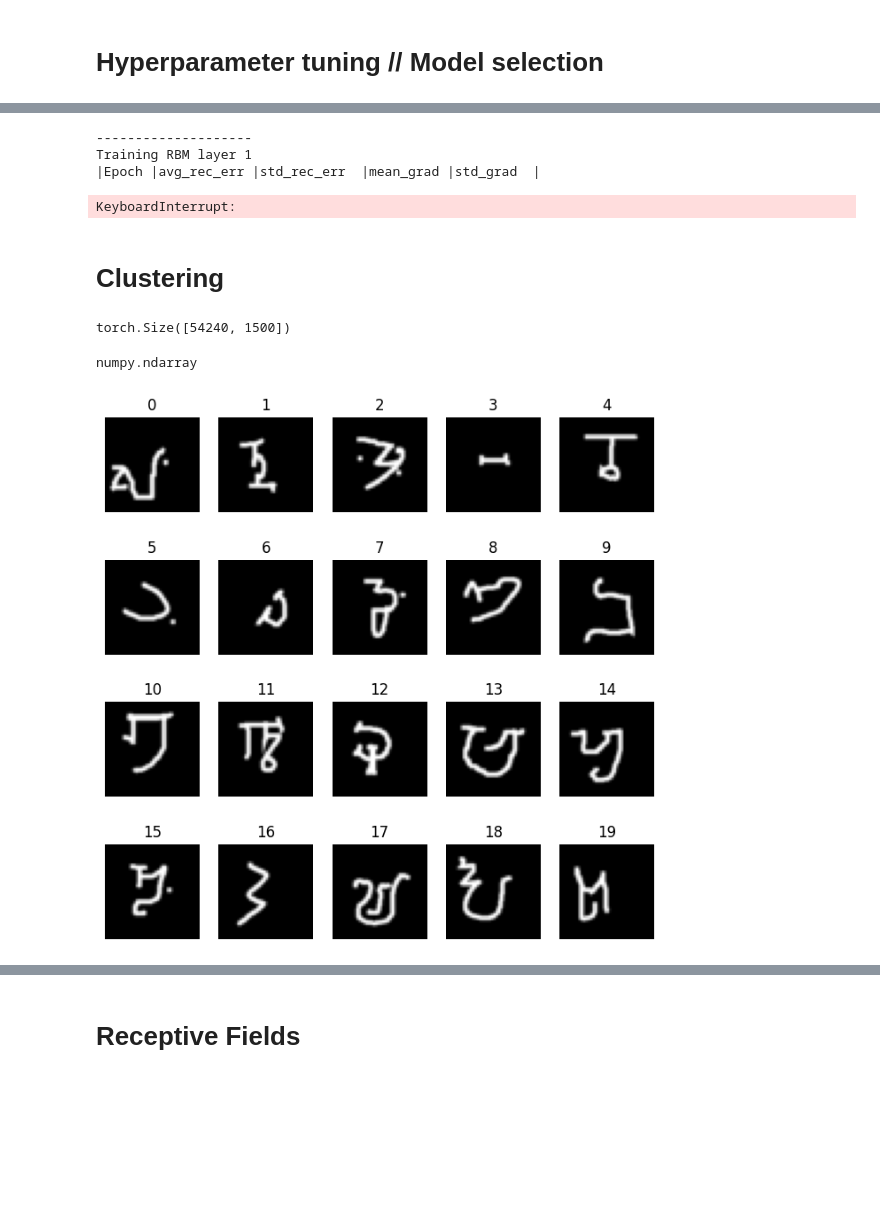
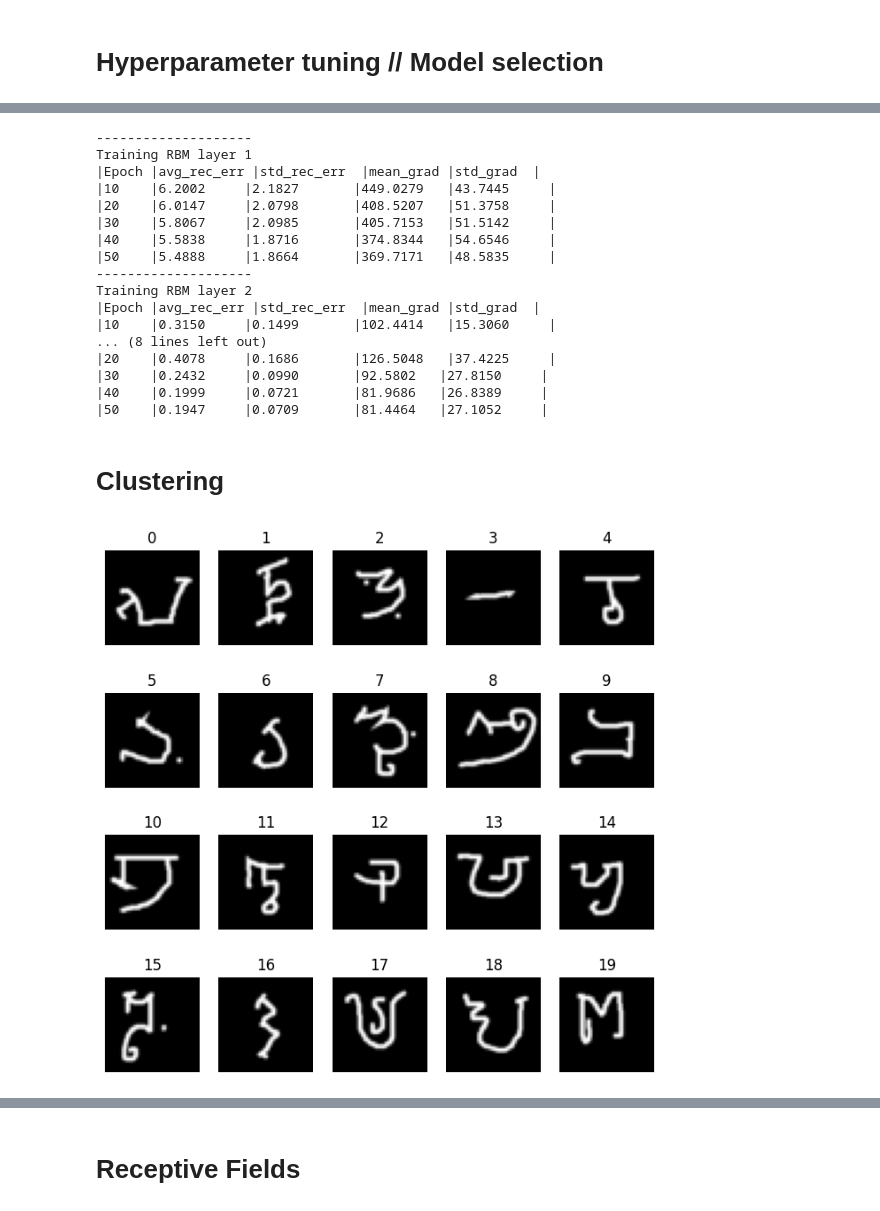
Before and after one commit to RoGellert/image_recognition, a Jupyter notebook: image_recognition_models.ipynb, the cells around one changed output, grey strips where cells are left out. Drawn from its saved outputs; the diff is of its cells as text; code cells hidden in the pictures; blank space fills up the shorter version.

```diff
--- a/image_recognition_models.ipynb
+++ b/image_recognition_models.ipynb
@@ -465,9 +468,9 @@ Training RBM layer 2
 # %%
-num_epochs = 60
-batch_size = 150
+num_epochs = 50
+batch_size = 200
 
 dbn_omni = DBN(visible_units=40 * 40,
-               hidden_units=[3000, 3500, 4000, 5000],
+               hidden_units=[800, 1000, 1200],
                k=1,
                learning_rate=0.1,
                learning_rate_decay=False,
@@ -488,7 +491,20 @@ dbn_omni.train_static(
 --------------------
 Training RBM layer 1
 |Epoch |avg_rec_err |std_rec_err  |mean_grad |std_grad  |
+|10    |6.2002     |2.1827       |449.0279   |43.7445     |
+|20    |6.0147     |2.0798       |408.5207   |51.3758     |
+|30    |5.8067     |2.0985       |405.7153   |51.5142     |
+|40    |5.5838     |1.8716       |374.8344   |54.6546     |
+|50    |5.4888     |1.8664       |369.7171   |48.5835     |
+--------------------
+Training RBM layer 2
+|Epoch |avg_rec_err |std_rec_err  |mean_grad |std_grad  |
+|10    |0.3150     |0.1499       |102.4414   |15.3060     |
+... (8 lines left out)
+|20    |0.4078     |0.1686       |126.5048   |37.4225     |
+|30    |0.2432     |0.0990       |92.5802   |27.8150     |
+|40    |0.1999     |0.0721       |81.9686   |26.8389     |
+|50    |0.1947     |0.0709       |81.4464   |27.1052     |
-KeyboardInterrupt:
 # %% [markdown]
 # Clustering
 # %%
@@ -509,7 +525,7 @@ hidden_repr_2 = get_kth_layer_repr(hidden_repr_1, 1, device)
 hidden_repr_3 = get_kth_layer_repr(hidden_repr_2, 2, device)
 # %%
 def get_mask(label):  # we use this function to filter by class
-    labels = train_labels[100000:len(train_data)].cpu().numpy()
+    labels = train_labels.cpu().numpy()
     return labels == label
 
 def get_label_to_mean_hidd_repr(hidden_repr):
@@ -525,6 +541,8 @@ def get_hidden_reprs_matrix(hidden_repr):  # we use this to build the matrices
         [np.expand_dims(label_to_mean_hidd_repr[label], axis=0)  # here we adjust the shape of centroids to do the concat
          for label in range(20)])
 
+mean_hidd_repr_matrix_1 = get_hidden_reprs_matrix(hidden_repr_1)
+mean_hidd_repr_matrix_2 = get_hidden_reprs_matrix(hidden_repr_2)
 mean_hidd_repr_matrix_3 = get_hidden_reprs_matrix(hidden_repr_3)
 
 def plot_dendrogram(mean_repr_matrix, title=""):
@@ -532,21 +550,15 @@ def plot_dendrogram(mean_repr_matrix, title=""):
     linkage = cluster.hierarchy.linkage(mean_repr_matrix, method="complete")  # we run the clustering algorithm here
     dendrogram = cluster.hierarchy.dendrogram(linkage)
     ax.set_title(title)
-# %% [output]
-torch.Size([54240, 1500])
-# %%
-type(mean_hidd_repr_matrix_3)
-# %% [output]
-numpy.ndarray
 # %%
 figure = plt.figure(figsize=(8, 8))
 for i in range(0, 20):
-    index = (train_labels == i).nonzero(as_tuple=True)[0][0].item()
-    img, label = train_data[index], train_labels[index]
+    index = (train_labels == i).nonzero(as_tuple=True)[0][1].item()
+    img, label = train_data[index].cpu(), train_labels[index].cpu()
     figure.add_subplot(4, 5, i+1)
     plt.title(label.item())
     plt.axis("off")
     plt.imshow(img, cmap='gray')
 plt.show()
 # %% [output]
-[figure, old version]
+[figure, new version]
```
Also changed, not shown: parts of 54 cells of this notebook.
